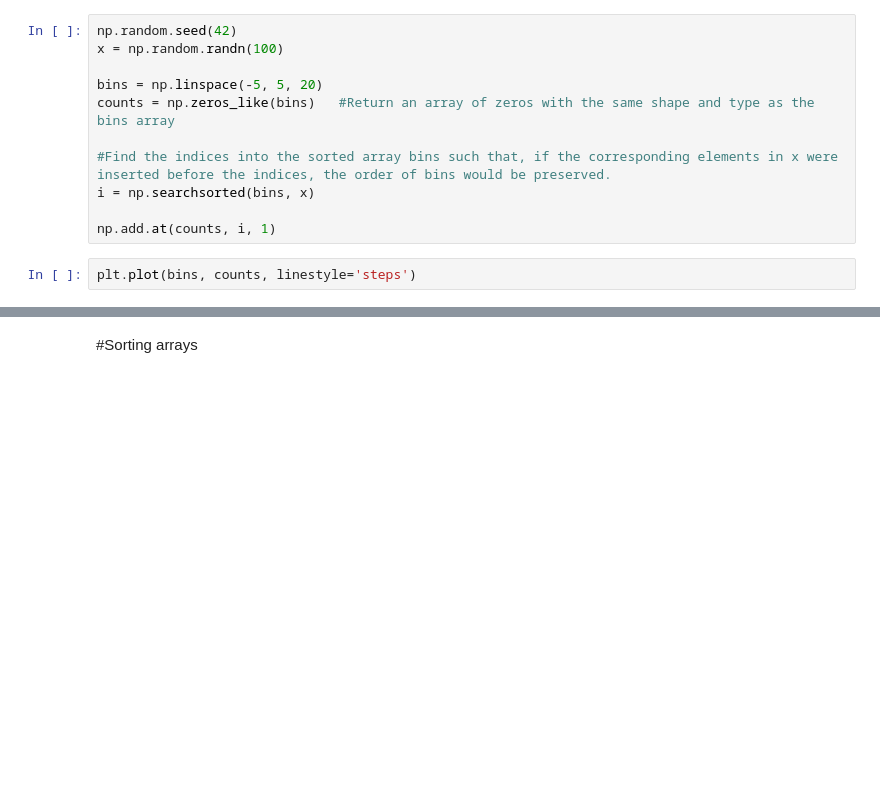
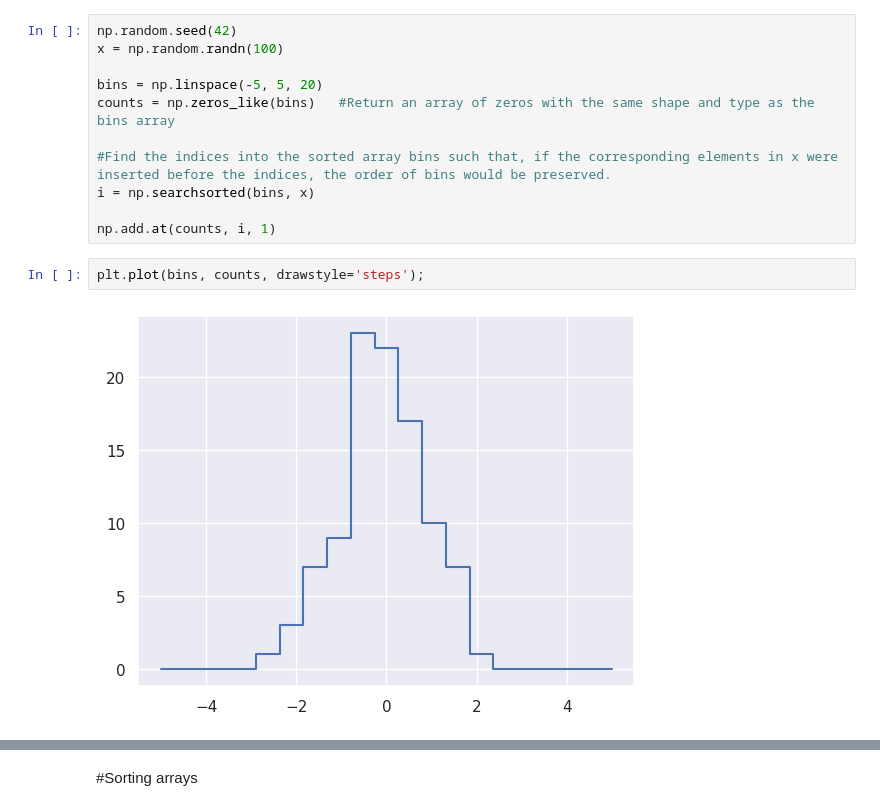
Before and after one commit to FabrizioBettetti/Machine_learning, a Jupyter notebook: Numpy_basics.ipynb, the cells around one changed output, grey strips where cells are left out. Drawn from its saved outputs; the diff is of its cells as text; blank space fills up the shorter version.

```diff
--- a/Numpy_basics.ipynb
+++ b/Numpy_basics.ipynb
@@ -1140,5 +1207,7 @@ i = np.searchsorted(bins, x)
 
 np.add.at(counts, i, 1)
 # %%
-plt.plot(bins, counts, linestyle='steps')
+plt.plot(bins, counts, drawstyle='steps');
+# %% [output]
+[figure, added]
 # %%
```
Also changed, not shown: parts of 51 cells of this notebook.
